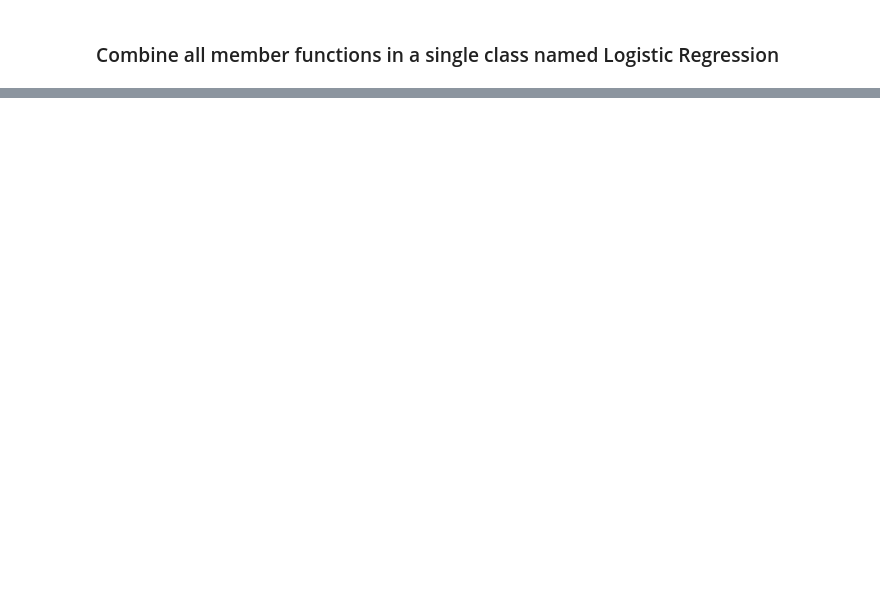
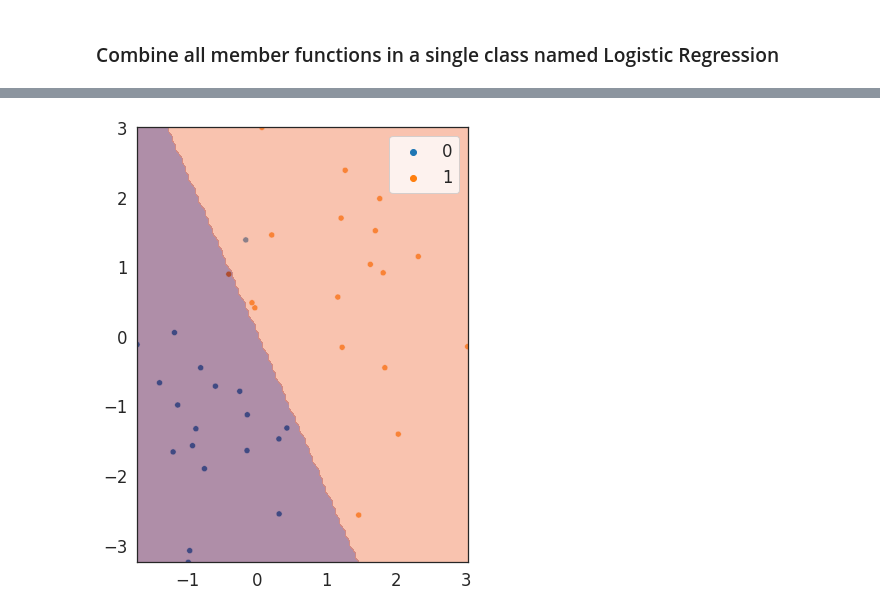
Before and after one commit to Aditya9790/Machine-Learning, a Jupyter notebook: Hard Coded Algorithms/Logistic_Regression.ipynb, the cells around one changed output, grey strips where cells are left out. Saved outputs shown, nothing was run; the diff lists cells and outputs as text; code cells hidden in the pictures; blank space fills up the shorter version.

```diff
--- a/Hard Coded Algorithms/Logistic_Regression.ipynb
+++ b/Hard Coded Algorithms/Logistic_Regression.ipynb
@@ -167,0 +288,23 @@ class Logistic_regression(object):
+# %%
+sns.set_context(context='notebook',font_scale=1.5,rc={"lines.linewidth":2.5})
+
+def visualize_model(X_train, labels, log_reg, degree=1):
+    f = plt.figure(figsize=(8,8))
+
+    x1_min = np.min(x_train[:,1])
+    x1_max = np.max(x_train[:,1])
+    x2_min = np.min(x_train[:,2])
+    x2_max = np.max(x_train[:,2])
+
+    x1_test, x2_test = np.meshgrid(np.linspace(x1_min, x1_max, 100), np.linspace(x2_min, x2_max, 100))
+    x_test = np.array([x1_test, x2_test]).reshape(2,-1).T
+    x_test_poly = polynomial_transform(x_test, degree=degree)
+    y_test = log_reg.predict(x_test_poly, 0.5)
+
+    sns.scatterplot(data=x_train, x=x_train[:,1], y=x_train[:,2], hue=labels)
+    plt.contourf(x1_test, x2_test, y_test.reshape(100,100), alpha=0.5, levels=np.linspace(0,1,3))
+    plt.gca().set_aspect('equal', adjustable='box')
+# %%
+visualize_model(x_train, y_train, log_reg)
+# %% [output]
+[figure, added]
```
Also changed, not shown: parts of 22 cells of this notebook.
